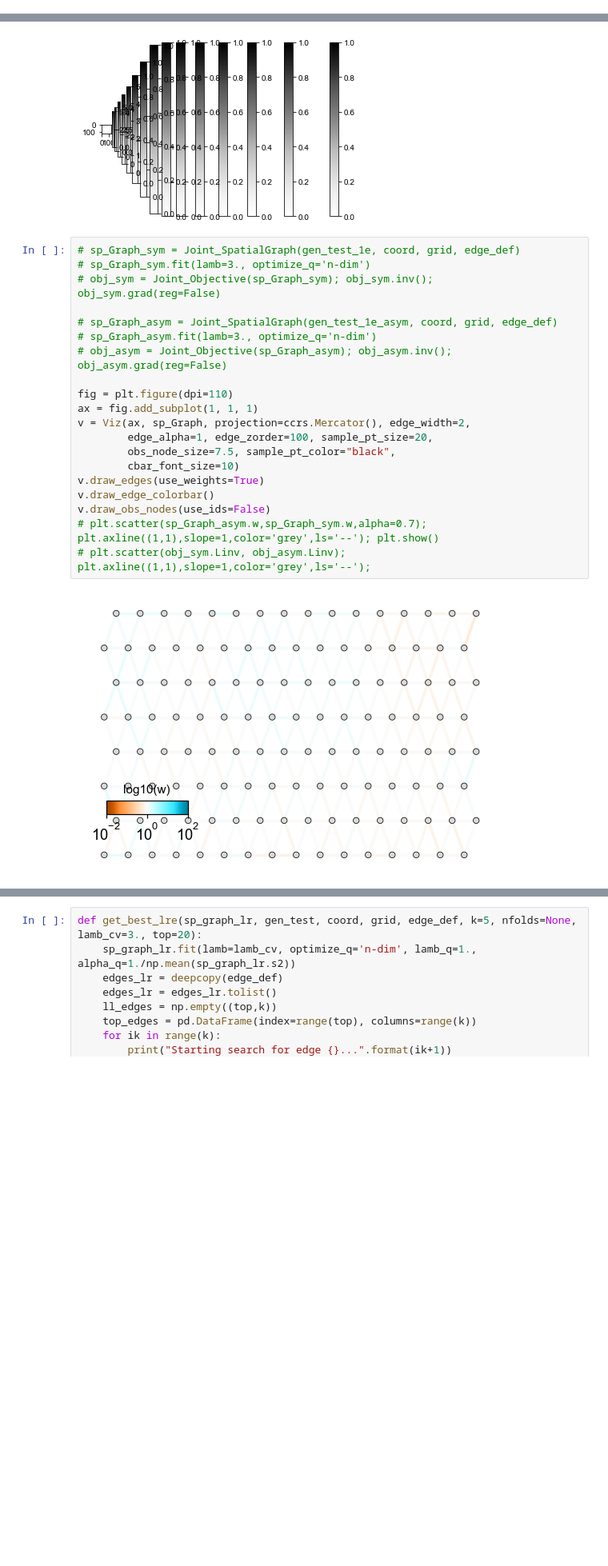
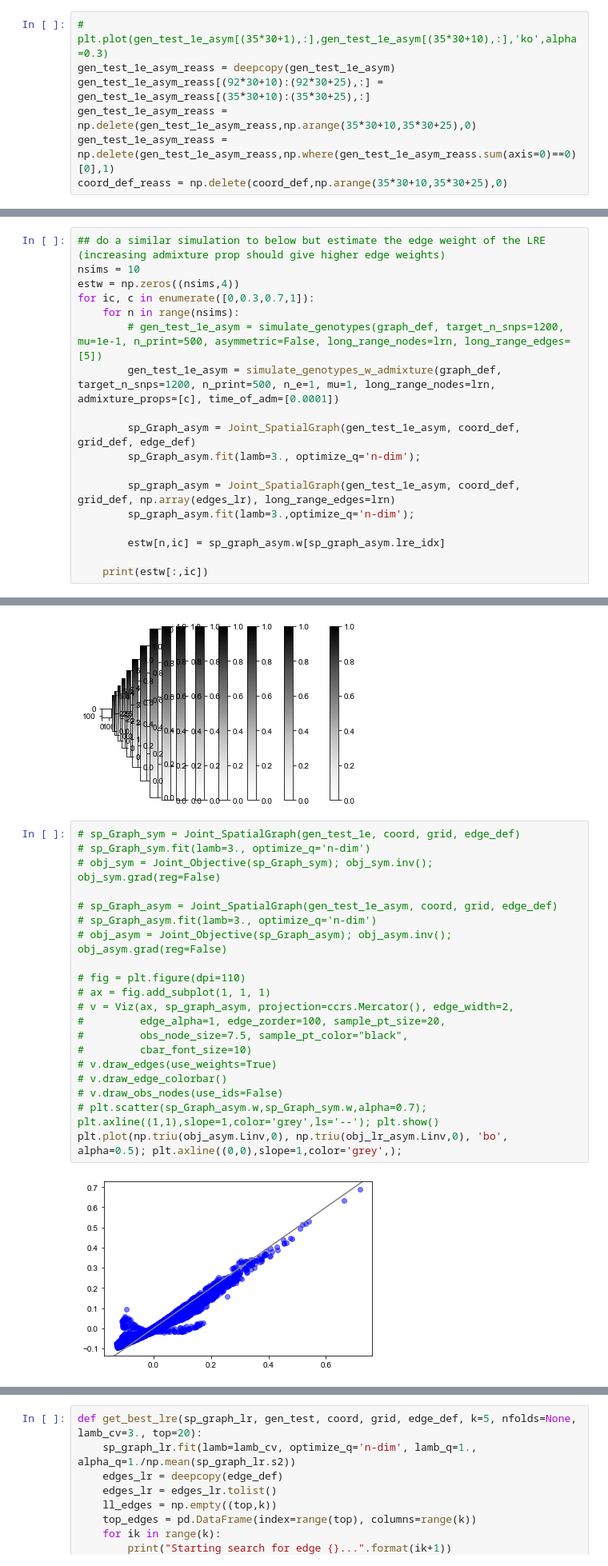
Before and after one commit to NovembreLab/feems, a Jupyter notebook: docs/notebooks/est-long-range.ipynb, the cells around one changed output, grey strips where cells are left out. Shown at 80% size. Cells and saved outputs as stored; diff of their text form; blank space fills up the shorter version.

```diff
--- a/docs/notebooks/est-long-range.ipynb
+++ b/docs/notebooks/est-long-range.ipynb
@@ -103,0 +191,7 @@ Docstring:   <no docstring>
+# %%
+# plt.plot(gen_test_1e_asym[(35*30+1),:],gen_test_1e_asym[(35*30+10),:],'ko',alpha=0.3)
+gen_test_1e_asym_reass = deepcopy(gen_test_1e_asym)
+gen_test_1e_asym_reass[(92*30+10):(92*30+25),:] = gen_test_1e_asym_reass[(35*30+10):(35*30+25),:]
+gen_test_1e_asym_reass = np.delete(gen_test_1e_asym_reass,np.arange(35*30+10,35*30+25),0)
+gen_test_1e_asym_reass = np.delete(gen_test_1e_asym_reass,np.where(gen_test_1e_asym_reass.sum(axis=0)==0)[0],1)
+coord_def_reass = np.delete(coord_def,np.arange(35*30+10,35*30+25),0)
@@ -143,0 +319,18 @@ plt.scatter([0,0.1,1,10,100],1-1/(np.array([0,0.1,1,10,100])+1),label='expected'
+# %%
+## do a similar simulation to below but estimate the edge weight of the LRE (increasing admixture prop should give higher edge weights)
+nsims = 10
+estw = np.zeros((nsims,4))
+for ic, c in enumerate([0,0.3,0.7,1]):
+    for n in range(nsims):
+        # gen_test_1e_asym = simulate_genotypes(graph_def, target_n_snps=1200, mu=1e-1, n_print=500, asymmetric=False, long_range_nodes=lrn, long_range_edges=[5])
+        gen_test_1e_asym = simulate_genotypes_w_admixture(graph_def, target_n_snps=1200, n_print=500, n_e=1, mu=1, long_range_nodes=lrn, admixture_props=[c], time_of_adm=[0.0001])
+
+        sp_Graph_asym = Joint_SpatialGraph(gen_test_1e_asym, coord_def, grid_def, edge_def)
+        sp_Graph_asym.fit(lamb=3., optimize_q='n-dim');
+
+        sp_graph_asym = Joint_SpatialGraph(gen_test_1e_asym, coord_def, grid_def, np.array(edges_lr), long_range_edges=lrn)
+        sp_graph_asym.fit(lamb=3.,optimize_q='n-dim');
+
+        estw[n,ic] = sp_graph_asym.w[sp_graph_asym.lre_idx]
+
+    print(estw[:,ic])
@@ -203,25 +530,25 @@ lambda=3.0000000, alpha=0.5989731, converged in 8 iterations, train_loss=1036.29
 # %%
 # sp_Graph_sym = Joint_SpatialGraph(gen_test_1e, coord, grid, edge_def)
 # sp_Graph_sym.fit(lamb=3., optimize_q='n-dim')
 # obj_sym = Joint_Objective(sp_Graph_sym); obj_sym.inv(); obj_sym.grad(reg=False)
 
 # sp_Graph_asym = Joint_SpatialGraph(gen_test_1e_asym, coord, grid, edge_def)
 # sp_Graph_asym.fit(lamb=3., optimize_q='n-dim')
 # obj_asym = Joint_Objective(sp_Graph_asym); obj_asym.inv(); obj_asym.grad(reg=False)
 
-fig = plt.figure(dpi=110)
-ax = fig.add_subplot(1, 1, 1)
-v = Viz(ax, sp_Graph, projection=ccrs.Mercator(), edge_width=2,
-        edge_alpha=1, edge_zorder=100, sample_pt_size=20,
-        obs_node_size=7.5, sample_pt_color="black",
-        cbar_font_size=10)
-v.draw_edges(use_weights=True)
-v.draw_edge_colorbar()
-v.draw_obs_nodes(use_ids=False)
+# fig = plt.figure(dpi=110)
+# ax = fig.add_subplot(1, 1, 1)
+# v = Viz(ax, sp_graph_asym, projection=ccrs.Mercator(), edge_width=2,
+#         edge_alpha=1, edge_zorder=100, sample_pt_size=20,
+#         obs_node_size=7.5, sample_pt_color="black",
+#         cbar_font_size=10)
+# v.draw_edges(use_weights=True)
+# v.draw_edge_colorbar()
+# v.draw_obs_nodes(use_ids=False)
 # plt.scatter(sp_Graph_asym.w,sp_Graph_sym.w,alpha=0.7); plt.axline((1,1),slope=1,color='grey',ls='--'); plt.show()
-# plt.scatter(obj_sym.Linv, obj_asym.Linv); plt.axline((1,1),slope=1,color='grey',ls='--');
+plt.plot(np.triu(obj_asym.Linv,0), np.triu(obj_lr_asym.Linv,0), 'bo', alpha=0.5); plt.axline((0,0),slope=1,color='grey',);
 # %% [output]
-[figure, old version]
+[figure, new version]
 # %%
 ## fit_cov = obj.Linv_block['oo'] - 1/d + sp_graph.q_inv_diag.toarray()
 # obj_jt.Linv_block["oo"]
```
Also changed, not shown: parts of 39 cells of this notebook, 5 other files.
